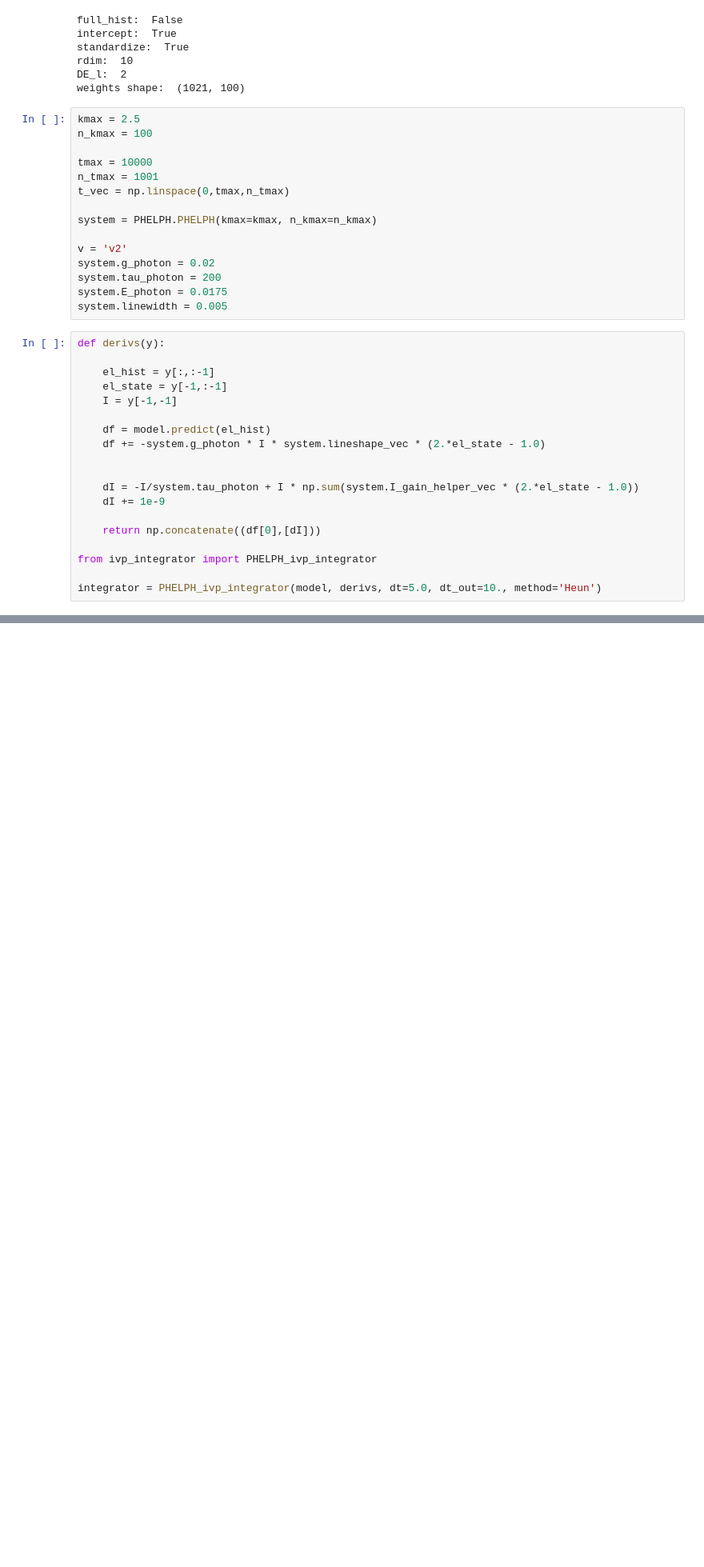
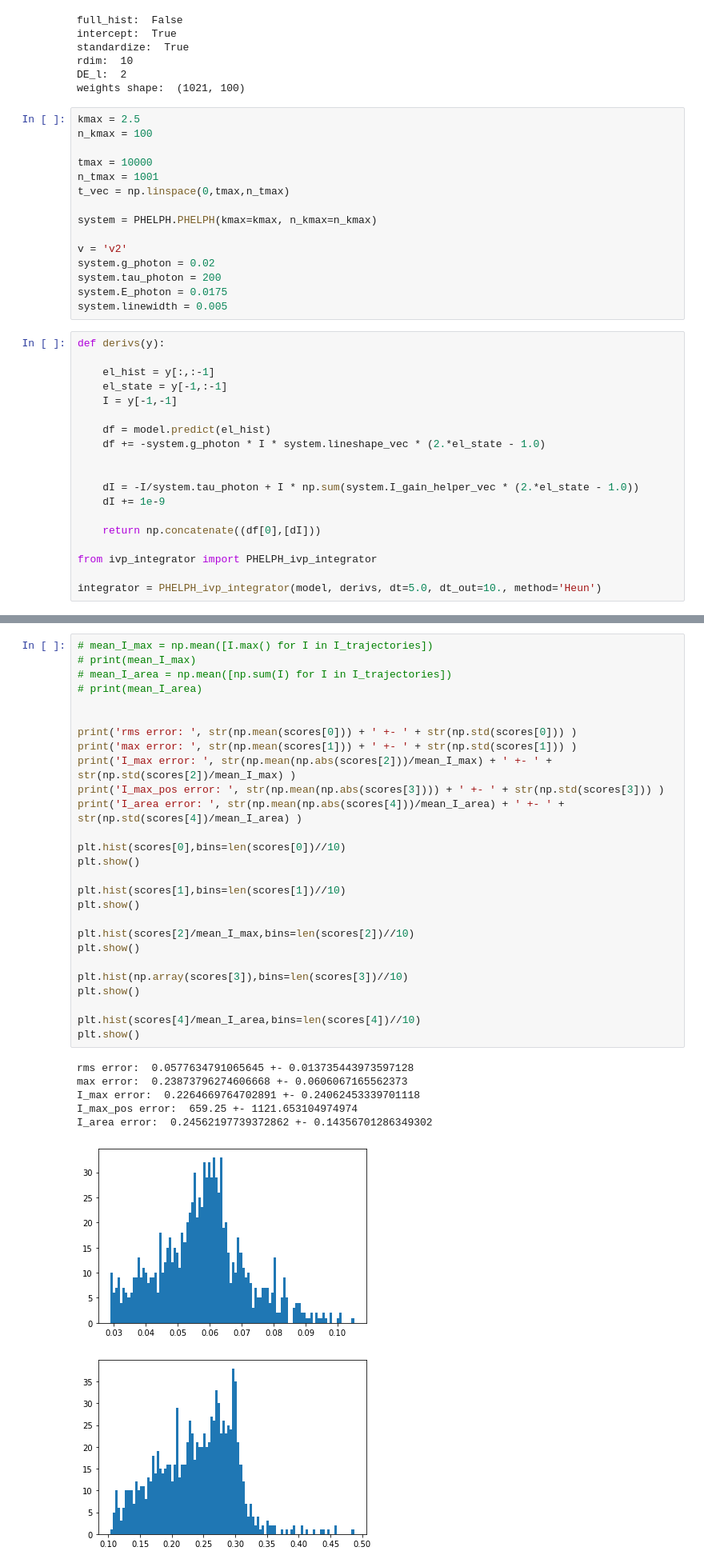
Before and after one commit to stmeinecke/derrom, a Jupyter notebook: PHELPH_wELPH_training.ipynb, the cells around one changed output, grey strips where cells are left out. Shown at 80% size. Drawn from its saved outputs; the diff is of its cells as text; blank space fills up the shorter version.

```diff
--- a/PHELPH_wELPH_training.ipynb
+++ b/PHELPH_wELPH_training.ipynb
@@ -131,0 +167,35 @@ derrom.utils.plot_trajectory(pred)
+# %%
+# mean_I_max = np.mean([I.max() for I in I_trajectories])
+# print(mean_I_max)
+# mean_I_area = np.mean([np.sum(I) for I in I_trajectories])
+# print(mean_I_area)
+
+
+print('rms error: ', str(np.mean(scores[0])) + ' +- ' + str(np.std(scores[0])) )
+print('max error: ', str(np.mean(scores[1])) + ' +- ' + str(np.std(scores[1])) )
+print('I_max error: ', str(np.mean(np.abs(scores[2]))/mean_I_max) + ' +- ' + str(np.std(scores[2])/mean_I_max) )
+print('I_max_pos error: ', str(np.mean(np.abs(scores[3]))) + ' +- ' + str(np.std(scores[3])) )
+print('I_area error: ', str(np.mean(np.abs(scores[4]))/mean_I_area) + ' +- ' + str(np.std(scores[4])/mean_I_area) )
+
+plt.hist(scores[0],bins=len(scores[0])//10)
+plt.show()
+
+plt.hist(scores[1],bins=len(scores[1])//10)
+plt.show()
+
+plt.hist(scores[2]/mean_I_max,bins=len(scores[2])//10)
+plt.show()
+
+plt.hist(np.array(scores[3]),bins=len(scores[3])//10)
+plt.show()
+
+plt.hist(scores[4]/mean_I_area,bins=len(scores[4])//10)
+plt.show()
+# %% [output]
+rms error:  0.0577634791065645 +- 0.013735443973597128
+max error:  0.23873796274606668 +- 0.0606067165562373
+I_max error:  0.2264669764702891 +- 0.24062453339701118
+I_max_pos error:  659.25 +- 1121.653104974974
+I_area error:  0.24562197739372862 +- 0.14356701286349302
+[figure, added]
+[figure, added]
```
Also changed, not shown: parts of 10 cells of this notebook, 5 other files.
